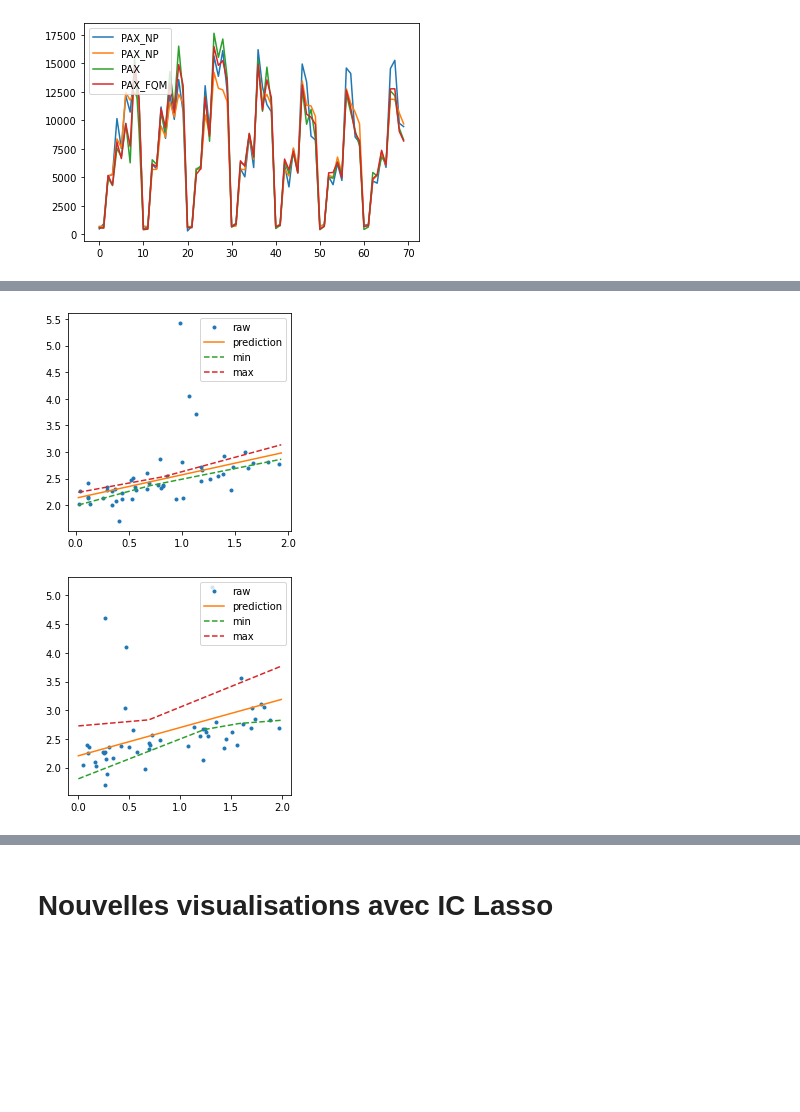
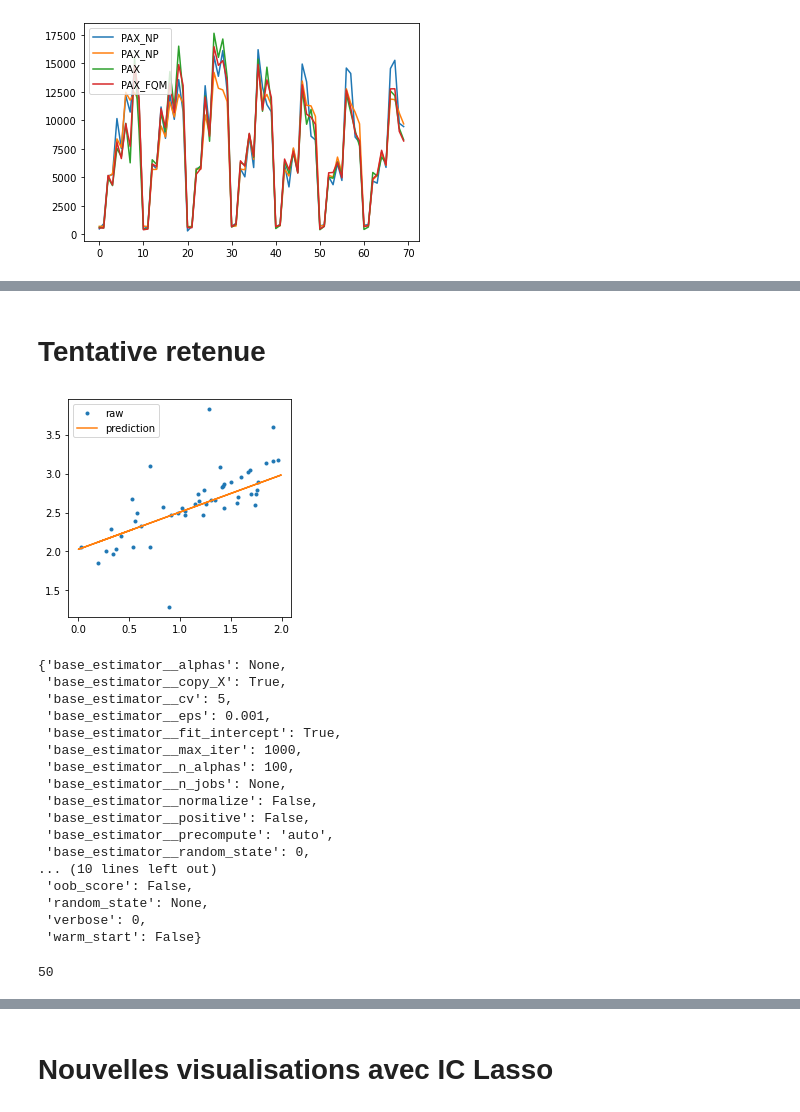
Before and after one commit to erialc-cal/StatApp_2020, a Jupyter notebook: Modélisation/Comparaisons previsions.ipynb, the cells around one changed output, grey strips where cells are left out. Saved outputs shown, nothing was run; the diff lists cells and outputs as text; code cells hidden in the pictures; blank space fills up the shorter version.

```diff
--- a/Modélisation/Comparaisons previsions.ipynb
+++ b/Modélisation/Comparaisons previsions.ipynb
@@ -148,55 +217,38 @@ Successfully installed ijson-3.1.4 mlinsights-0.3.549 pandas-streaming-0.2.175
+# %% [markdown]
+# Tentative retenue
 # %%
 from numpy.random import randn, binomial, rand
 N = 200
 X = rand(N, 1) * 2
 eps = randn(N, 1) * 0.2
 eps2 = randn(N, 1) + 1
 bin = binomial(2, 0.05, size=(N, 1))
 y = (0.5 * X + eps + 2 + eps2 * bin).ravel()
 
 from sklearn.model_selection import train_test_split
 X_train, X_test, y_train, y_test = train_test_split(X, y)
 
-from mlinsights.mlmodel import IntervalRegressor
 
-lin = IntervalRegressor(alpha = 0.95, estimator=LinearRegression())
-lin.fit(X_train, y_train)
+reg= BaggingRegressor(LassoCV(cv=5, random_state=0), n_estimators=200,
+                         bootstrap=True)
 
-sorted_X = numpy.array(list(sorted(X)))
-pred = lin.predict(sorted_X)
-bootstrapped_pred = lin.predict_sorted(sorted_X)
-min_pred = bootstrapped_pred[:, 0]
-max_pred = bootstrapped_pred[:, bootstrapped_pred.shape[1]-1]
+
+reg.fit(X_train, y_train)
+
+pred = reg.predict(X)
 
 
 fig, ax = plt.subplots(1, 1, figsize=(4, 4))
 ax.plot(X_test, y_test, '.', label="raw")
-ax.plot(sorted_X, pred, label="prediction")
-ax.plot(sorted_X, min_pred, '--', label="min")
-ax.plot(sorted_X, max_pred, '--', label="max")
+ax.plot(X, pred, label="prediction")
+#ax.plot(X, min_pred, '--', label="min")
+#ax.plot(X, max_pred, '--', label="max")
 ax.legend();
 # %% [output]
-[figure, old version]
+[figure, new version]
 # %%
-from numpy.random import randn, binomial, rand
-N = 200
-X = rand(N, 1) * 2
-eps = randn(N, 1) * 0.2
-eps2 = randn(N, 1) + 1
-bin = binomial(2, 0.05, size=(N, 1))
-y = (0.5 * X + eps + 2 + eps2 * bin).ravel()
-
-from sklearn.model_selection import train_test_split
-X_train, X_test, y_train, y_test = train_test_split(X, y)
-
-from mlinsights.mlmodel import IntervalRegressor
 
 
-reg= BaggingRegressor(LassoCV(cv=5, random_state=0),
-                         n_estimators=n_estimators,
-                         bootstrap=True)
-
-model = IntervalRegressor(alpha=0.05, estimator=reg)
 model.fit(X_train, y_train)
 
 sorted_X = numpy.array(list(sorted(X)))
@@ -212,5 +264,27 @@ ax.plot(sorted_X, pred, label="prediction")
 ax.plot(sorted_X, min_pred, '--', label="min")
 ax.plot(sorted_X, max_pred, '--', label="max")
 ax.legend();
-# %% [output]
-[figure, removed]
+# %%
+reg.get_params()
+# %% [output]
+{'base_estimator__alphas': None,
+ 'base_estimator__copy_X': True,
+ 'base_estimator__cv': 5,
+ 'base_estimator__eps': 0.001,
+ 'base_estimator__fit_intercept': True,
+ 'base_estimator__max_iter': 1000,
+ 'base_estimator__n_alphas': 100,
+ 'base_estimator__n_jobs': None,
+ 'base_estimator__normalize': False,
+ 'base_estimator__positive': False,
+ 'base_estimator__precompute': 'auto',
+ 'base_estimator__random_state': 0,
+... (10 lines left out)
+ 'oob_score': False,
+ 'random_state': None,
+ 'verbose': 0,
+ 'warm_start': False}
+# %%
+len(X_test)
+# %% [output]
+50
```
Also changed, not shown: parts of 33 cells of this notebook, 1 other file.
